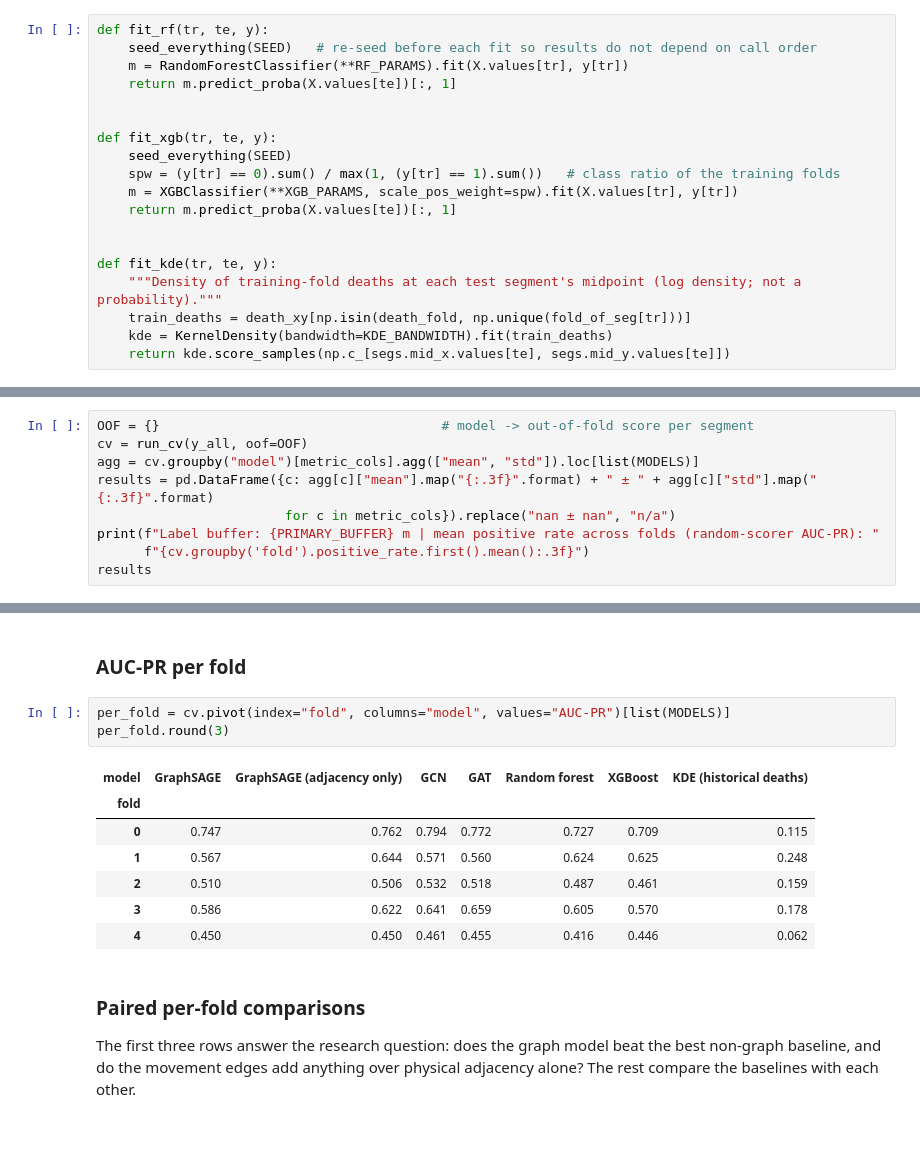
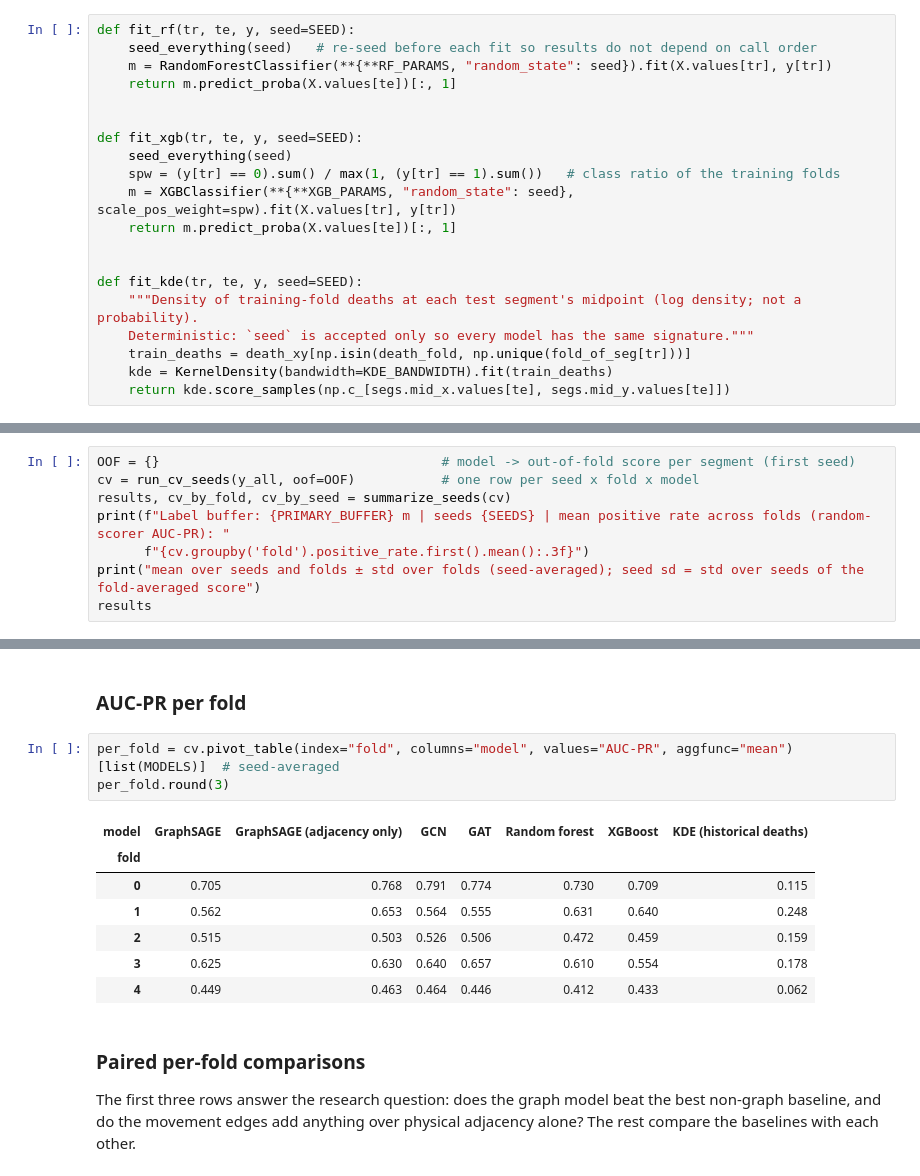
Before and after one commit to JerRMartin/Graph-Based-Risk-Mapping, a Jupyter notebook: notebooks/notebook.ipynb, the cells around one changed output, grey strips where cells are left out. Saved outputs shown, nothing was run; the diff lists cells and outputs as text; blank space fills up the shorter version.

```diff
--- a/notebooks/notebook.ipynb
+++ b/notebooks/notebook.ipynb
@@ -746,21 +747,22 @@ All GNNs are transductive: message passing sees every node's *features* (includi
 # %% [markdown]
 ### Non-graph baselines
 # %%
-def fit_rf(tr, te, y):
-    seed_everything(SEED)   # re-seed before each fit so results do not depend on call order
-    m = RandomForestClassifier(**RF_PARAMS).fit(X.values[tr], y[tr])
+def fit_rf(tr, te, y, seed=SEED):
+    seed_everything(seed)   # re-seed before each fit so results do not depend on call order
+    m = RandomForestClassifier(**{**RF_PARAMS, "random_state": seed}).fit(X.values[tr], y[tr])
     return m.predict_proba(X.values[te])[:, 1]
 
 
-def fit_xgb(tr, te, y):
-    seed_everything(SEED)
+def fit_xgb(tr, te, y, seed=SEED):
+    seed_everything(seed)
     spw = (y[tr] == 0).sum() / max(1, (y[tr] == 1).sum())   # class ratio of the training folds
-    m = XGBClassifier(**XGB_PARAMS, scale_pos_weight=spw).fit(X.values[tr], y[tr])
+    m = XGBClassifier(**{**XGB_PARAMS, "random_state": seed}, scale_pos_weight=spw).fit(X.values[tr], y[tr])
     return m.predict_proba(X.values[te])[:, 1]
 
 
-def fit_kde(tr, te, y):
-    """Density of training-fold deaths at each test segment's midpoint (log density; not a probability)."""
+def fit_kde(tr, te, y, seed=SEED):
+    """Density of training-fold deaths at each test segment's midpoint (log density; not a probability).
+    Deterministic: `seed` is accepted only so every model has the same signature."""
     train_deaths = death_xy[np.isin(death_fold, np.unique(fold_of_seg[tr]))]
     kde = KernelDensity(bandwidth=KDE_BANDWIDTH).fit(train_deaths)
     return kde.score_samples(np.c_[segs.mid_x.values[te], segs.mid_y.values[te]])
@@ -965,12 +988,11 @@ def run_cv(y, models=MODELS, oof=None):
 # %% [markdown]
 ### Main results: all models, same folds, primary buffer
 # %%
-OOF = {}                                    # model -> out-of-fold score per segment
-cv = run_cv(y_all, oof=OOF)
-agg = cv.groupby("model")[metric_cols].agg(["mean", "std"]).loc[list(MODELS)]
-results = pd.DataFrame({c: agg[c]["mean"].map("{:.3f}".format) + " ± " + agg[c]["std"].map("{:.3f}".format)
-                        for c in metric_cols}).replace("nan ± nan", "n/a")
-print(f"Label buffer: {PRIMARY_BUFFER} m | mean positive rate across folds (random-scorer AUC-PR): "
+OOF = {}                                    # model -> out-of-fold score per segment (first seed)
+cv = run_cv_seeds(y_all, oof=OOF)           # one row per seed x fold x model
+results, cv_by_fold, cv_by_seed = summarize_seeds(cv)
+print(f"Label buffer: {PRIMARY_BUFFER} m | seeds {SEEDS} | mean positive rate across folds (random-scorer AUC-PR): "
       f"{cv.groupby('fold').positive_rate.first().mean():.3f}")
+print("mean over seeds and folds ± std over folds (seed-averaged); seed sd = std over seeds of the fold-averaged score")
 results
 # %% [output]
@@ -987,16 +1023,16 @@ Label buffer: 100 m | mean positive rate across folds (random-scorer AUC-PR): 0.
 # %% [markdown]
 ### AUC-PR per fold
 # %%
-per_fold = cv.pivot(index="fold", columns="model", values="AUC-PR")[list(MODELS)]
+per_fold = cv.pivot_table(index="fold", columns="model", values="AUC-PR", aggfunc="mean")[list(MODELS)]  # seed-averaged
 per_fold.round(3)
 # %% [output]
 | model | GraphSAGE | GraphSAGE (adjacency only) | GCN | GAT | Random forest | XGBoost | KDE (historical deaths) |
 | fold |  |  |  |  |  |  |  |
-| 0 | 0.747 | 0.762 | 0.794 | 0.772 | 0.727 | 0.709 | 0.115 |
-| 1 | 0.567 | 0.644 | 0.571 | 0.560 | 0.624 | 0.625 | 0.248 |
-| 2 | 0.510 | 0.506 | 0.532 | 0.518 | 0.487 | 0.461 | 0.159 |
-| 3 | 0.586 | 0.622 | 0.641 | 0.659 | 0.605 | 0.570 | 0.178 |
-| 4 | 0.450 | 0.450 | 0.461 | 0.455 | 0.416 | 0.446 | 0.062 |
+| 0 | 0.705 | 0.768 | 0.791 | 0.774 | 0.730 | 0.709 | 0.115 |
+| 1 | 0.562 | 0.653 | 0.564 | 0.555 | 0.631 | 0.640 | 0.248 |
+| 2 | 0.515 | 0.503 | 0.526 | 0.506 | 0.472 | 0.459 | 0.159 |
+| 3 | 0.625 | 0.630 | 0.640 | 0.657 | 0.610 | 0.554 | 0.178 |
+| 4 | 0.449 | 0.463 | 0.464 | 0.446 | 0.412 | 0.433 | 0.062 |
 # %% [markdown]
 ### Paired per-fold comparisons
 The first three rows answer the research question: does the graph model beat the best non-graph baseline, and do
```
Also changed, not shown: parts of 20 cells of this notebook.
